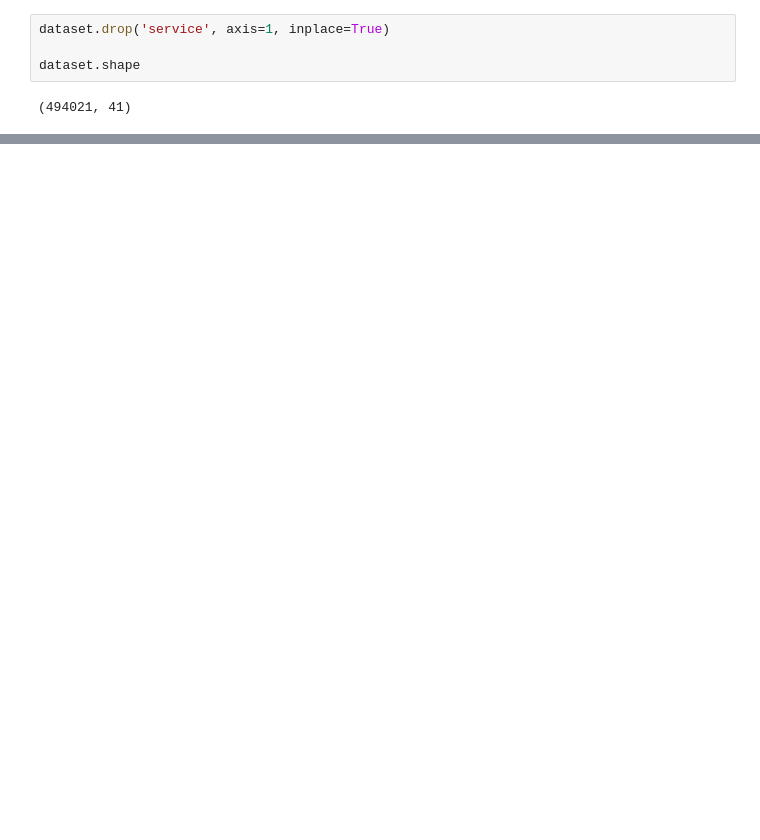
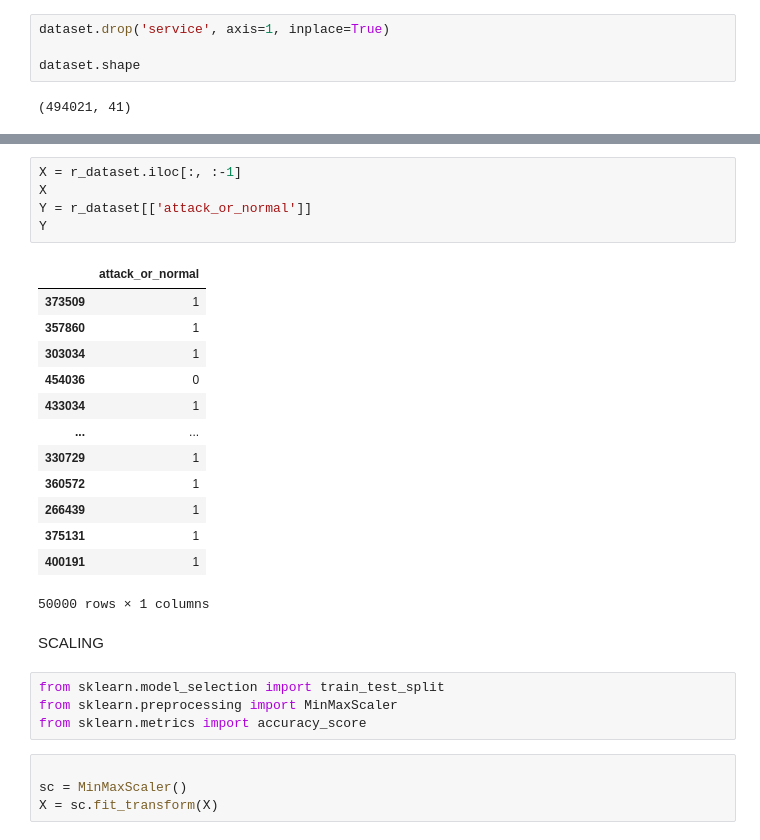
Before and after one commit to divyanshu1610/network-intrusion-detection-project, a Jupyter notebook: network_intrusion_detection_project_svn.ipynb, the cells around one changed output, grey strips where cells are left out. Drawn from its saved outputs; the diff is of its cells as text; blank space fills up the shorter version.

Commit message:
svn_model_50000

```diff
--- a/network_intrusion_detection_project_svn.ipynb
+++ b/network_intrusion_detection_project_svn.ipynb
@@ -95,0 +129,29 @@ dataset.shape
+# %%
+X = r_dataset.iloc[:, :-1]
+X
+Y = r_dataset[['attack_or_normal']]
+Y
+# %% [output]
+|  | attack_or_normal |
+| 373509 | 1 |
+| 357860 | 1 |
+| 303034 | 1 |
+| 454036 | 0 |
+| 433034 | 1 |
+| ... | ... |
+| 330729 | 1 |
+| 360572 | 1 |
+| 266439 | 1 |
+| 375131 | 1 |
+| 400191 | 1 |
+50000 rows × 1 columns
+# %% [markdown]
+SCALING
+# %%
+from sklearn.model_selection import train_test_split
+from sklearn.preprocessing import MinMaxScaler
+from sklearn.metrics import accuracy_score
+# %%
+
+sc = MinMaxScaler()
+X = sc.fit_transform(X)
```
Also changed, not shown: parts of 16 cells of this notebook.
